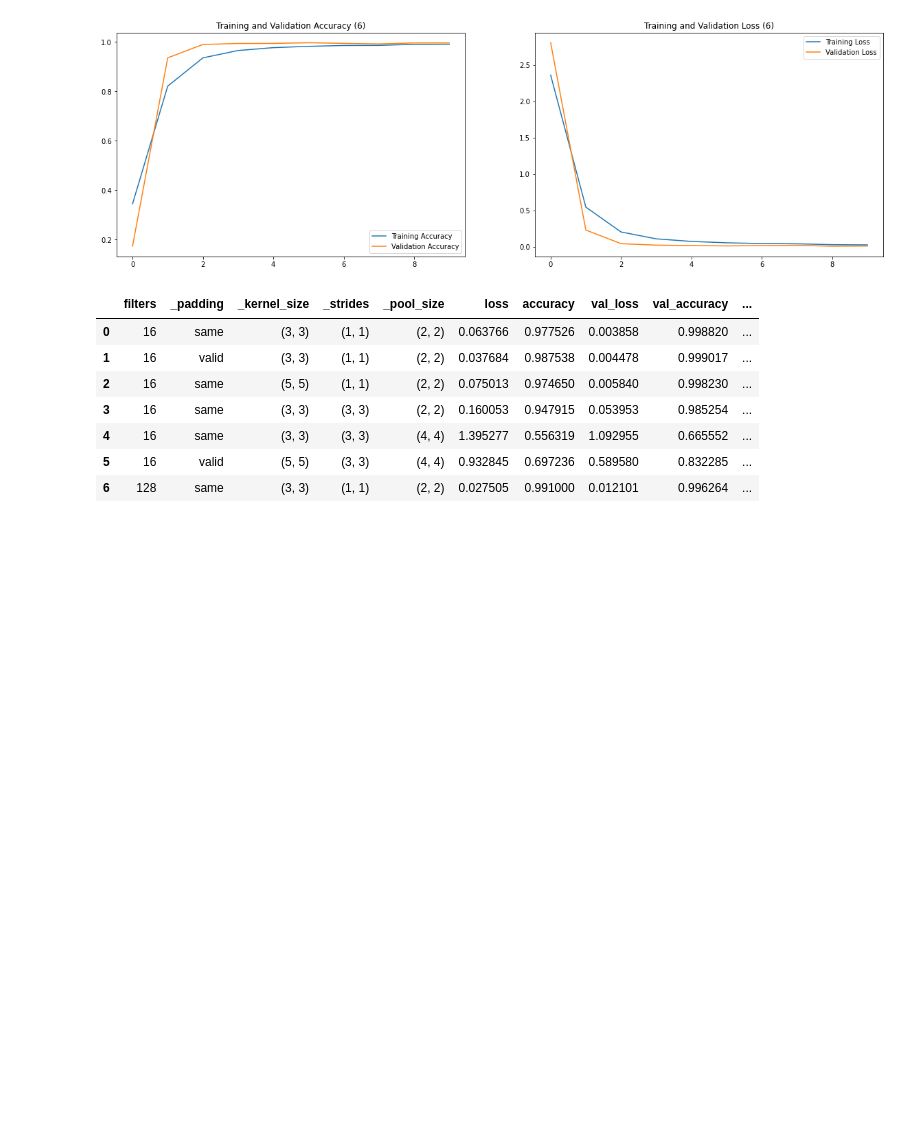
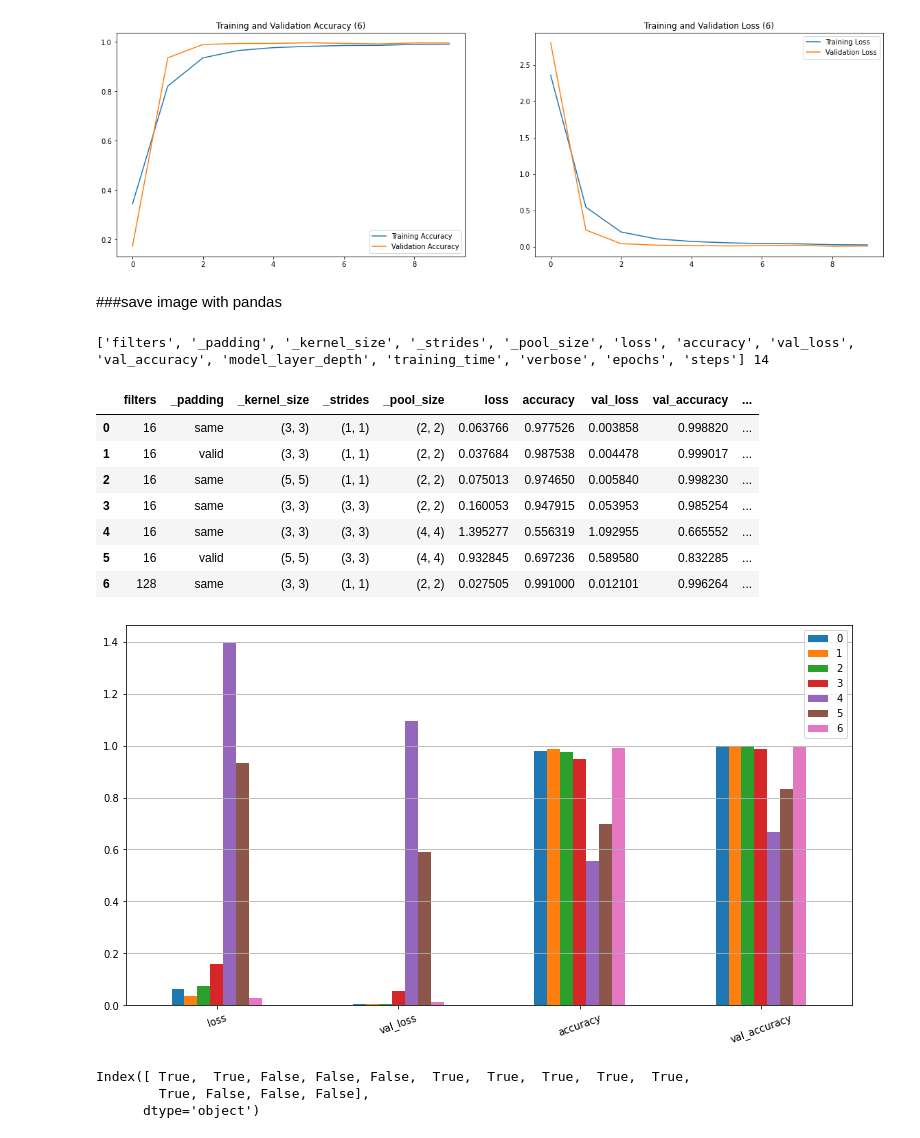
Before and after one commit to yojulab/knou_study_machinglearning, a Jupyter notebook: codes/sanghunoh/reports/Term_2_CNN_MPIE_results.ipynb, the cells around one changed output. Drawn from its saved outputs; the diff is of its cells as text; code cells hidden in the pictures; blank space fills up the shorter version.

```diff
--- a/codes/sanghunoh/reports/Term_2_CNN_MPIE_results.ipynb
+++ b/codes/sanghunoh/reports/Term_2_CNN_MPIE_results.ipynb
@@ -190,15 +193,16 @@ _training_time, type(_training_time)
 ([169.9560625553131], list)
 # %%
 import numpy as np
-# value list : params + history values + training time + history params
-def resultvaluesTolist(history, training_time, params):
+# value list : params + history values + model layers + training time + history params
+def resultvaluesTolist(model, history, training_time, params):
+  model_layer_depth = [len(model.layers)]
   history_values = list(np.array(list(history.history.values()))[:,-1])
   history_params = list(history.params.values())
   _training_time = [training_time]
   params_values = list(params.values())
-  _value_list = params_values + history_values + _training_time + history_params
+  _value_list = params_values + history_values + model_layer_depth + _training_time + history_params
   return _value_list
-value_list = resultvaluesTolist(history, training_time, params)
+value_list = resultvaluesTolist(model, history, training_time, params)
 value_list
 # %% [output]
 [16,
@@ -224,7 +229,7 @@ for idx, result in enumerate(results):
   print(f'Training Time : {training_time:.3f} sec')
   # drawModel(idx, model)
   drawModelHistory(idx, history, training_time)
-  result_list.append(resultvaluesTolist(history, training_time, params))
+  result_list.append(resultvaluesTolist(model, history, training_time, params))
 # %% [output]
 Training Time : 169.956 sec
 [figure]
@@ -240,13 +245,17 @@ Training Time : 34.146 sec
 [figure]
 Training Time : 1418.892 sec
 [figure]
+# %% [markdown]
+###save image with pandas
 # %%
-column_name = list(params.keys())+list(history.history.keys())+['training_time']+list(history.params.keys())
-# print(column_name, len(column_name))
+column_name = list(params.keys())+list(history.history.keys())+['model_layer_depth','training_time']+list(history.params.keys())
+print(column_name, len(column_name))
 import pandas as pd
-result_pf = pd.DataFrame(data=result_list, columns=column_name)
-result_pf
+result_df = pd.DataFrame(data=result_list, columns=column_name)
+result_df_useful = result_df.loc[:,'filters':'training_time']
+result_df_useful
 # %% [output]
+['filters', '_padding', '_kernel_size', '_strides', '_pool_size', 'loss', 'accuracy', 'val_loss', 'val_accuracy', 'model_layer_depth', 'training_time', 'verbose', 'epochs', 'steps'] 14
 |  | filters | _padding | _kernel_size | _strides | _pool_size | loss | accuracy | val_loss | val_accuracy | ... |
 | 0 | 16 | same | (3, 3) | (1, 1) | (2, 2) | 0.063766 | 0.977526 | 0.003858 | 0.998820 | ... |
 | 1 | 16 | valid | (3, 3) | (1, 1) | (2, 2) | 0.037684 | 0.987538 | 0.004478 | 0.999017 | ... |
@@ -255,3 +264,19 @@ result_pf
 | 4 | 16 | same | (3, 3) | (3, 3) | (4, 4) | 1.395277 | 0.556319 | 1.092955 | 0.665552 | ... |
 | 5 | 16 | valid | (5, 5) | (3, 3) | (4, 4) | 0.932845 | 0.697236 | 0.589580 | 0.832285 | ... |
 | 6 | 128 | same | (3, 3) | (1, 1) | (2, 2) | 0.027505 | 0.991000 | 0.012101 | 0.996264 | ... |
+# %%
+result_df_pick = result_df[['loss', 'val_loss', 'accuracy', 'val_accuracy']].T
+plt.rcParams["figure.figsize"] = (13, 7)
+result_df_pick.plot.bar()
+plt.grid(axis='y')
+plt.xticks(rotation=20)
+plt.show()
+# %% [output]
+[figure, added]
+# %%
+columns_mask = result_df.columns.map(lambda x: True if (x not in ('_kernel_size','_strides','_pool_size','verbose','epochs','steps')) else False )
+columns_mask
+# %% [output]
+Index([ True,  True, False, False, False,  True,  True,  True,  True,  True,
+        True, False, False, False],
+      dtype='object')
```
Also changed, not shown: parts of 4 cells of this notebook.
